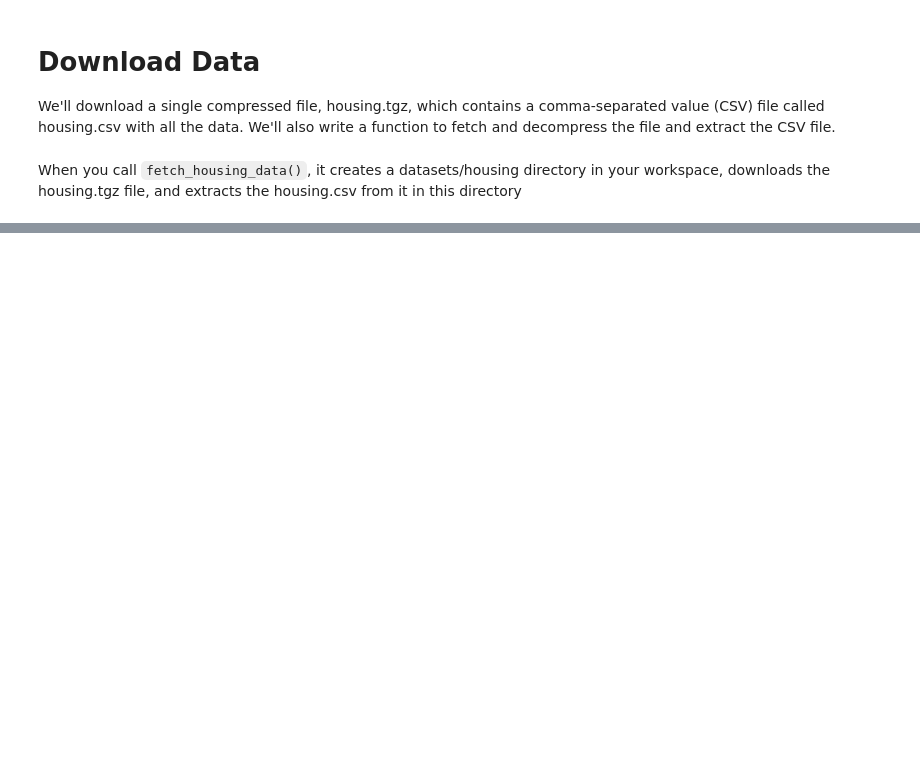
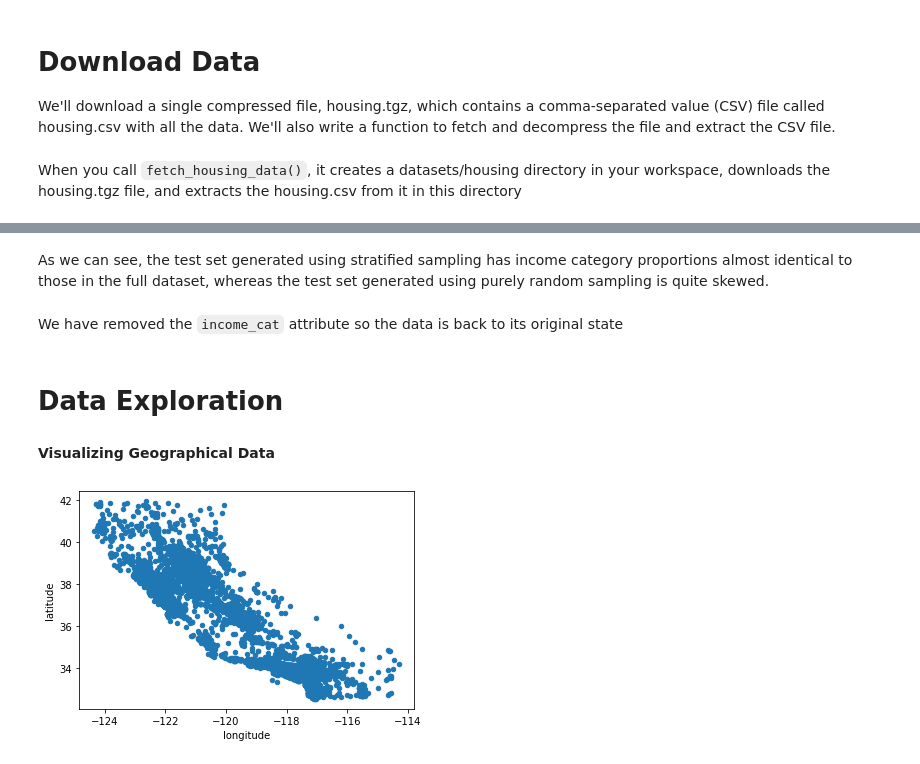
Before and after one commit to Clement-Okolo/ML_PATH, a Jupyter notebook: Housing.ipynb, the cells around one changed output, grey strips where cells are left out. Drawn from its saved outputs; the diff is of its cells as text; code cells hidden in the pictures; blank space fills up the shorter version.

```diff
--- a/Housing.ipynb
+++ b/Housing.ipynb
@@ -49,0 +255,9 @@ housing.head()
+# %%
+# stractified sampling based on the `income_category`
+
+from sklearn.model_selection import StratifiedShuffleSplit
+
+split = StratifiedShuffleSplit(n_splits=1, test_size=0.2, random_state=42)
+for train_index, test_index in split.split(housing, housing["income_cat"]):
+    strat_train_set = housing.loc[train_index]
+    strat_test_set = housing.loc[test_index]
@@ -49,0 +279,2 @@ housing.head()
+# %% [markdown]
+As we can see, the test set generated using stratified sampling has income category proportions almost identical to those in the full dataset, whereas the test set generated using purely random sampling is quite skewed.
@@ -49,0 +286,17 @@ housing.head()
+# %% [markdown]
+We have removed the `income_cat` attribute so the data is back to its original state
+# %% [markdown]
+# Data Exploration
+# %%
+# create a copy of the training set
+
+housing= strat_train_set.copy()
+# %% [markdown]
+**Visualizing Geographical Data**
+# %%
+# create a scatter plot of all the districts
+
+housing.plot(kind='scatter', x='longitude', y='latitude')
+plt.show()
+# %% [output]
+[figure, added]
```
Also changed, not shown: parts of 164 cells of this notebook.
